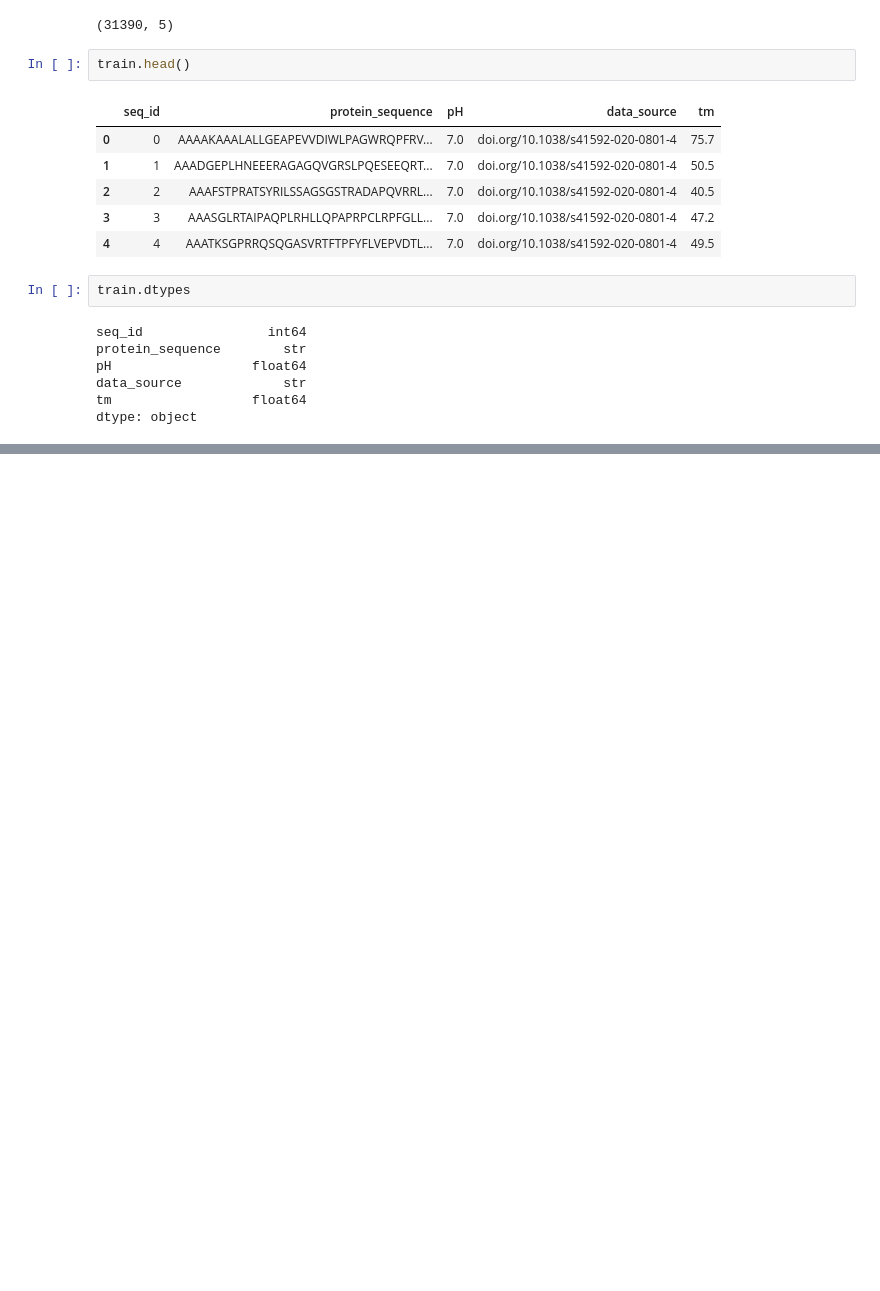
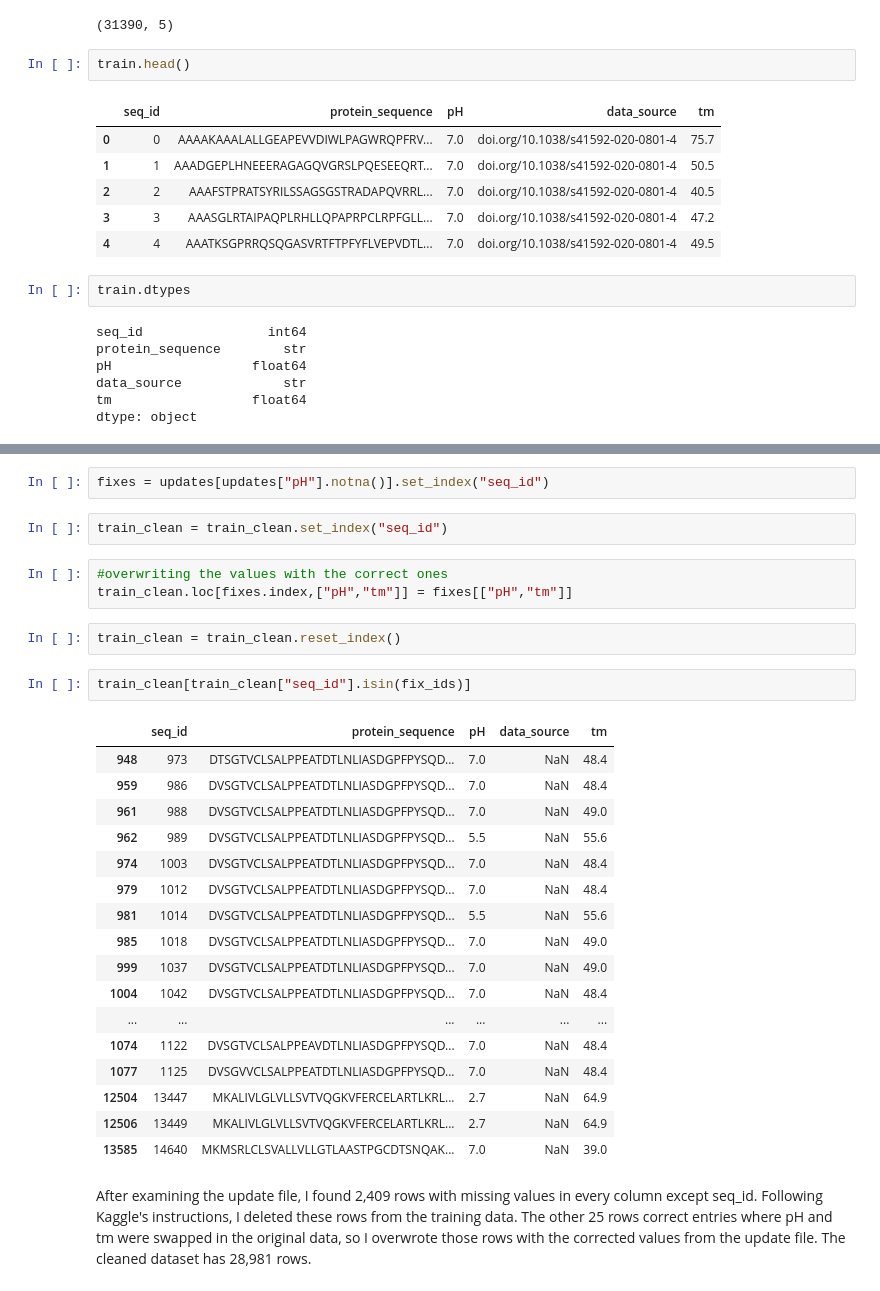
Before and after one commit to Mx1a/protein-stability, a Jupyter notebook: data_quality_review.ipynb, the cells around one changed output, grey strips where cells are left out. Drawn from its saved outputs; the diff is of its cells as text; blank space fills up the shorter version.

```diff
--- a/data_quality_review.ipynb
+++ b/data_quality_review.ipynb
@@ -28,0 +145,31 @@ dtype: object
+# %%
+fixes = updates[updates["pH"].notna()].set_index("seq_id")
+# %%
+train_clean = train_clean.set_index("seq_id")
+# %%
+#overwriting the values with the correct ones
+train_clean.loc[fixes.index,["pH","tm"]] = fixes[["pH","tm"]]
+# %%
+train_clean = train_clean.reset_index()
+# %%
+train_clean[train_clean["seq_id"].isin(fix_ids)]
+# %% [output]
+|  | seq_id | protein_sequence | pH | data_source | tm |
+| 948 | 973 | DTSGTVCLSALPPEATDTLNLIASDGPFPYSQD... | 7.0 | NaN | 48.4 |
+| 959 | 986 | DVSGTVCLSALPPEATDTLNLIASDGPFPYSQD... | 7.0 | NaN | 48.4 |
+| 961 | 988 | DVSGTVCLSALPPEATDTLNLIASDGPFPYSQD... | 7.0 | NaN | 49.0 |
+| 962 | 989 | DVSGTVCLSALPPEATDTLNLIASDGPFPYSQD... | 5.5 | NaN | 55.6 |
+| 974 | 1003 | DVSGTVCLSALPPEATDTLNLIASDGPFPYSQD... | 7.0 | NaN | 48.4 |
+| 979 | 1012 | DVSGTVCLSALPPEATDTLNLIASDGPFPYSQD... | 7.0 | NaN | 48.4 |
+| 981 | 1014 | DVSGTVCLSALPPEATDTLNLIASDGPFPYSQD... | 5.5 | NaN | 55.6 |
+| 985 | 1018 | DVSGTVCLSALPPEATDTLNLIASDGPFPYSQD... | 7.0 | NaN | 49.0 |
+| 999 | 1037 | DVSGTVCLSALPPEATDTLNLIASDGPFPYSQD... | 7.0 | NaN | 49.0 |
+| 1004 | 1042 | DVSGTVCLSALPPEATDTLNLIASDGPFPYSQD... | 7.0 | NaN | 48.4 |
+| ... | ... | ... | ... | ... | ... |
+| 1074 | 1122 | DVSGTVCLSALPPEAVDTLNLIASDGPFPYSQD... | 7.0 | NaN | 48.4 |
+| 1077 | 1125 | DVSGVVCLSALPPEATDTLNLIASDGPFPYSQD... | 7.0 | NaN | 48.4 |
+| 12504 | 13447 | MKALIVLGLVLLSVTVQGKVFERCELARTLKRL... | 2.7 | NaN | 64.9 |
+| 12506 | 13449 | MKALIVLGLVLLSVTVQGKVFERCELARTLKRL... | 2.7 | NaN | 64.9 |
+| 13585 | 14640 | MKMSRLCLSVALLVLLGTLAASTPGCDTSNQAK... | 7.0 | NaN | 39.0 |
+# %% [markdown]
+After examining the update file, I found 2,409 rows with missing values in every column except seq_id. Following Kaggle's instructions, I deleted these rows from the training data. The other 25 rows correct entries where pH and tm were swapped in the original data, so I overwrote those rows with the corrected values from the update file. The cleaned dataset has 28,981 rows.
```
Also changed, not shown: parts of 19 cells of this notebook.
